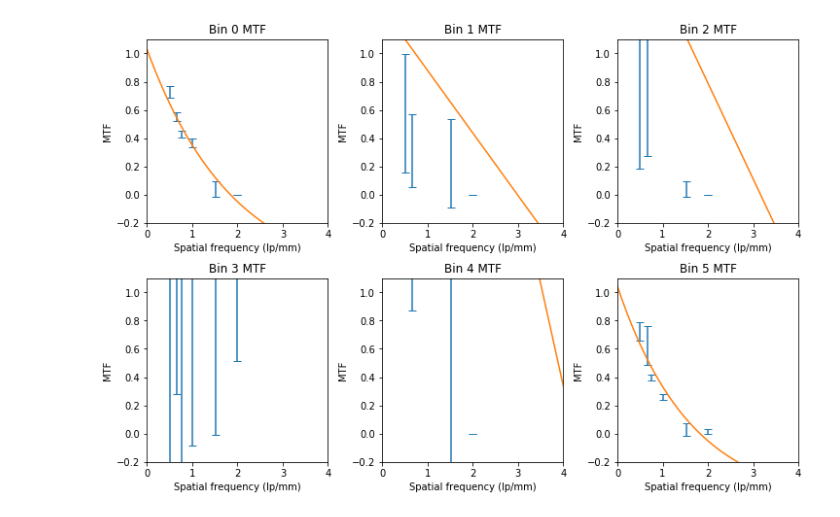
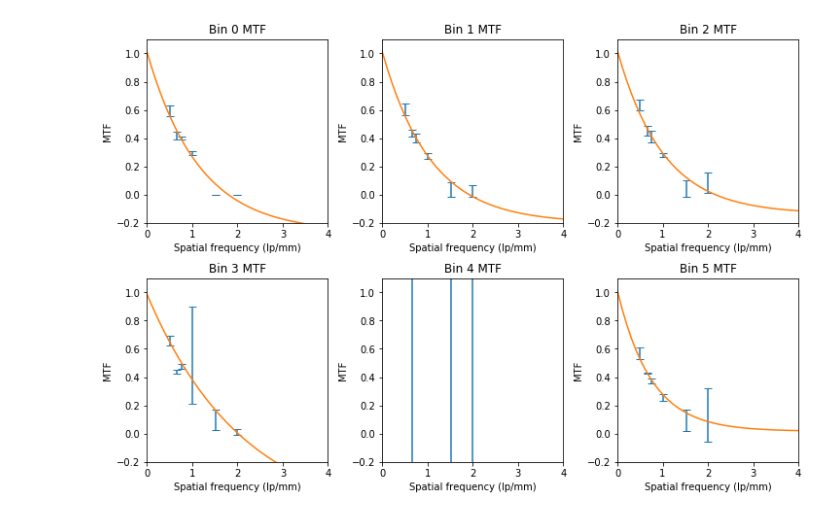
Before and after one commit to drichts/Reconstruction, a Jupyter notebook: mtf/plot_mtf.ipynb, the cells around one changed output. Saved outputs shown, nothing was run; the diff lists cells and outputs as text; code cells hidden in the pictures.

```diff
--- a/mtf/plot_mtf.ipynb
+++ b/mtf/plot_mtf.ipynb
@@ -6,7 +6,7 @@ import matplotlib.pyplot as plt
 from scipy.optimize import curve_fit
 
 directory = r'D:\OneDrive - University of Victoria\Research\LDA Data'
-folder = '21-04-14_CT_bin_width_5'
+folder = '21-04-14_CT_bin_width_10'
 
 sub = 'water_phantom'
 # sub = 'metal_phantom'
@@ -18,32 +18,34 @@ freq = 1 / (2 * bar_size)
 
 def func(x, a, b, c):
     return a * np.exp(-b * x) + c
 
 freq_fit = np.linspace(0, 10, 100)
 
 fig, axes = plt.subplots(2, 3, figsize=(12, 8))
 
 for i, ax in enumerate(axes.flatten()):
 
     mtf_mean = mtf_data[i, 0]
     mtf_std = mtf_data[i, 1]
 
     popt, pcov = curve_fit(func, np.insert(freq, 0, 0), np.insert(mtf_mean, 0, 1))
 
     # Find the 0.1 spot
     mtf_new = func(freq_fit, *popt)
     idx = np.abs(mtf_new - 0.1).argmin()
+    idx = np.abs(mtf_new - 0.1).argmin()
+    print(f'Limiting resolution: {freq_fit[idx]:0.2f} lp/mm, {1/(2*freq_fit[idx]):0.3f} mm')
 
     ax.errorbar(freq, mtf_mean, yerr=mtf_std, capsize=4, fmt='none')
     ax.plot(freq_fit, mtf_new)
     ax.set_title(f'Bin {i} MTF')
     ax.set_ylabel('MTF')
     ax.set_xlabel('Spatial frequency (lp/mm)')
     ax.set_xlim([0, 4])
     ax.set_ylim([-0.2, 1.1])
 
 plt.subplots_adjust(wspace=0.3, hspace=0.3)
 fig.show()
-fig.savefig(os.path.join(directory, folder, sub+'_mtf.png'), dpi=500)
+# fig.savefig(os.path.join(directory, folder, sub+'_mtf.png'), dpi=500)
 # %% [output]
-[figure, old version]
+[figure, new version]
```
Also changed, not shown: parts of 1 cell of this notebook, 12 other files.
